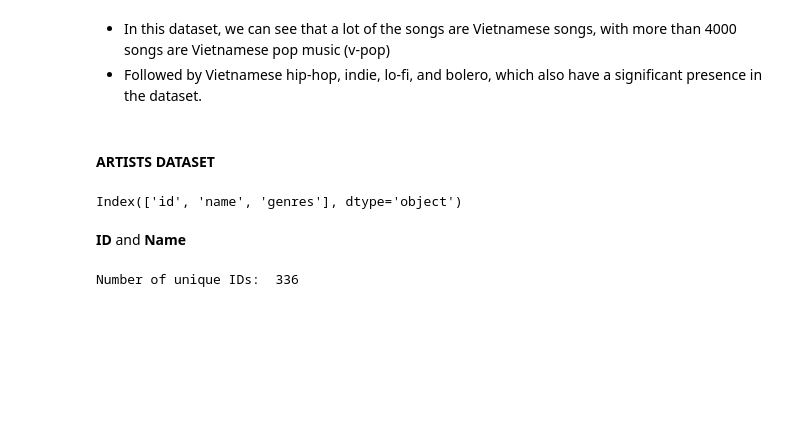
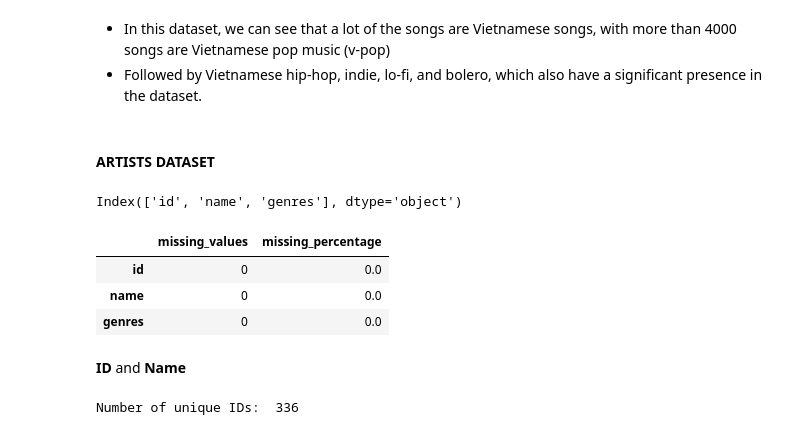
Before and after one commit to truongthuankiet1990gmailcom/Data-Visualization-HW1, a Jupyter notebook: notebook.ipynb, the cells around one changed output. Drawn from its saved outputs; the diff is of its cells as text; code cells hidden in the pictures; blank space fills up the shorter version.

```diff
--- a/notebook.ipynb
+++ b/notebook.ipynb
@@ -2202,6 +2218,19 @@ categorical_cols = vn_artists[vn_artists.columns[(vn_artists.dtypes == 'object')
 categorical_cols.columns
 # %% [output]
 Index(['id', 'name', 'genres'], dtype='object')
+# %%
+missing_vals = pd.DataFrame(
+    data={
+        'missing_values': categorical_cols.isnull().sum(),
+        'missing_percentage': categorical_cols.isnull().mean() * 100
+    }
+)
+missing_vals
+# %% [output]
+|  | missing_values | missing_percentage |
+| id | 0 | 0.0 |
+| name | 0 | 0.0 |
+| genres | 0 | 0.0 |
 # %% [markdown]
 **ID** and **Name**
 # %%
```
Also changed, not shown: parts of 6 cells of this notebook.
